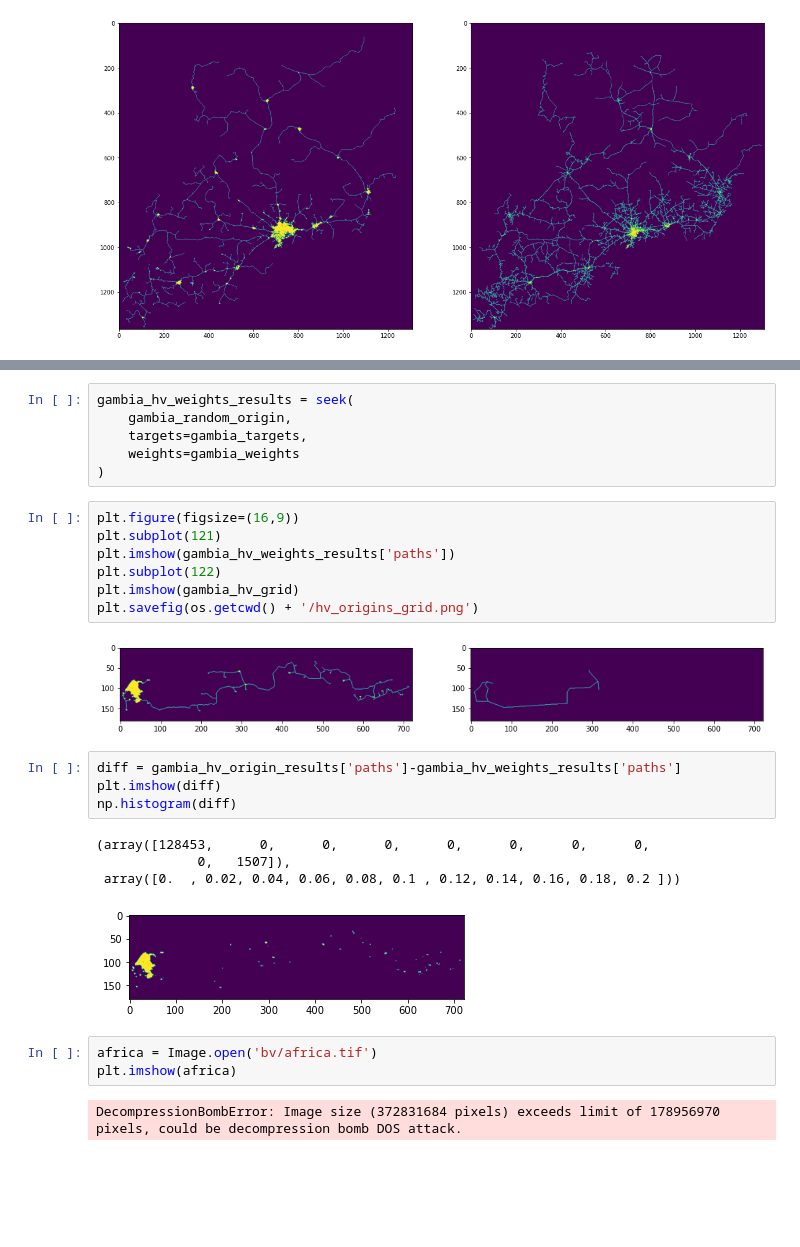
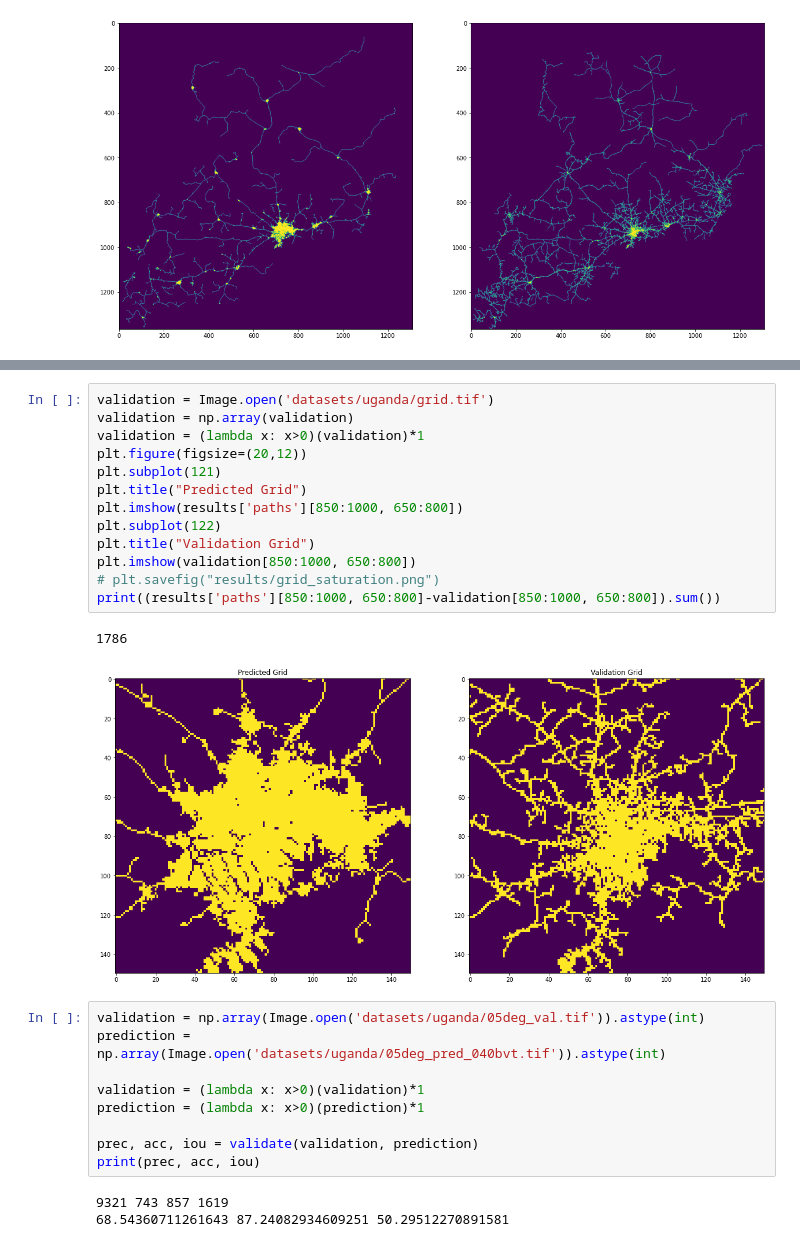
Before and after one commit to matmons/fb_gridfinder, a Jupyter notebook: dijkstra_grid_prediction.ipynb, the cells around one changed output, grey strips where cells are left out. Saved outputs shown, nothing was run; the diff lists cells and outputs as text; blank space fills up the shorter version.

```diff
--- a/dijkstra_grid_prediction.ipynb
+++ b/dijkstra_grid_prediction.ipynb
@@ -701,29 +769,28 @@ plt.imshow(gambia_weights)
-# %%
-gambia_hv_weights_results = seek(
-    gambia_random_origin,
-    targets=gambia_targets,
-    weights=gambia_weights
-)
-# %%
-plt.figure(figsize=(16,9))
-plt.subplot(121)
-plt.imshow(gambia_hv_weights_results['paths'])
-plt.subplot(122)
-plt.imshow(gambia_hv_grid)
-plt.savefig(os.getcwd() + '/hv_origins_grid.png')
-# %% [output]
-[figure, removed]
-# %%
-diff = gambia_hv_origin_results['paths']-gambia_hv_weights_results['paths']
-plt.imshow(diff)
-np.histogram(diff)
-# %% [output]
-(array([128453,      0,      0,      0,      0,      0,      0,      0,
-             0,   1507]),
- array([0.  , 0.02, 0.04, 0.06, 0.08, 0.1 , 0.12, 0.14, 0.16, 0.18, 0.2 ]))
-[figure, removed]
-# %%
-africa = Image.open('bv/africa.tif')
-plt.imshow(africa)
-# %% [output]
-DecompressionBombError: Image size (372831684 pixels) exceeds limit of 178956970 pixels, could be decompression bomb DOS attack.
+# %%
+validation = Image.open('datasets/uganda/grid.tif')
+validation = np.array(validation)
+validation = (lambda x: x>0)(validation)*1
+plt.figure(figsize=(20,12))
+plt.subplot(121)
+plt.title("Predicted Grid")
+plt.imshow(results['paths'][850:1000, 650:800])
+plt.subplot(122)
+plt.title("Validation Grid")
+plt.imshow(validation[850:1000, 650:800])
+# plt.savefig("results/grid_saturation.png")
+print((results['paths'][850:1000, 650:800]-validation[850:1000, 650:800]).sum())
+# %% [output]
+1786
+[figure, added]
+# %%
+validation = np.array(Image.open('datasets/uganda/05deg_val.tif')).astype(int)
+prediction = np.array(Image.open('datasets/uganda/05deg_pred_040bvt.tif')).astype(int)
+
+validation = (lambda x: x>0)(validation)*1
+prediction = (lambda x: x>0)(prediction)*1
+
+prec, acc, iou = validate(validation, prediction)
+print(prec, acc, iou)
+# %% [output]
+9321 743 857 1619
+68.54360711261643 87.24082934609251 50.29512270891581
```
Also changed, not shown: parts of 27 cells of this notebook.
